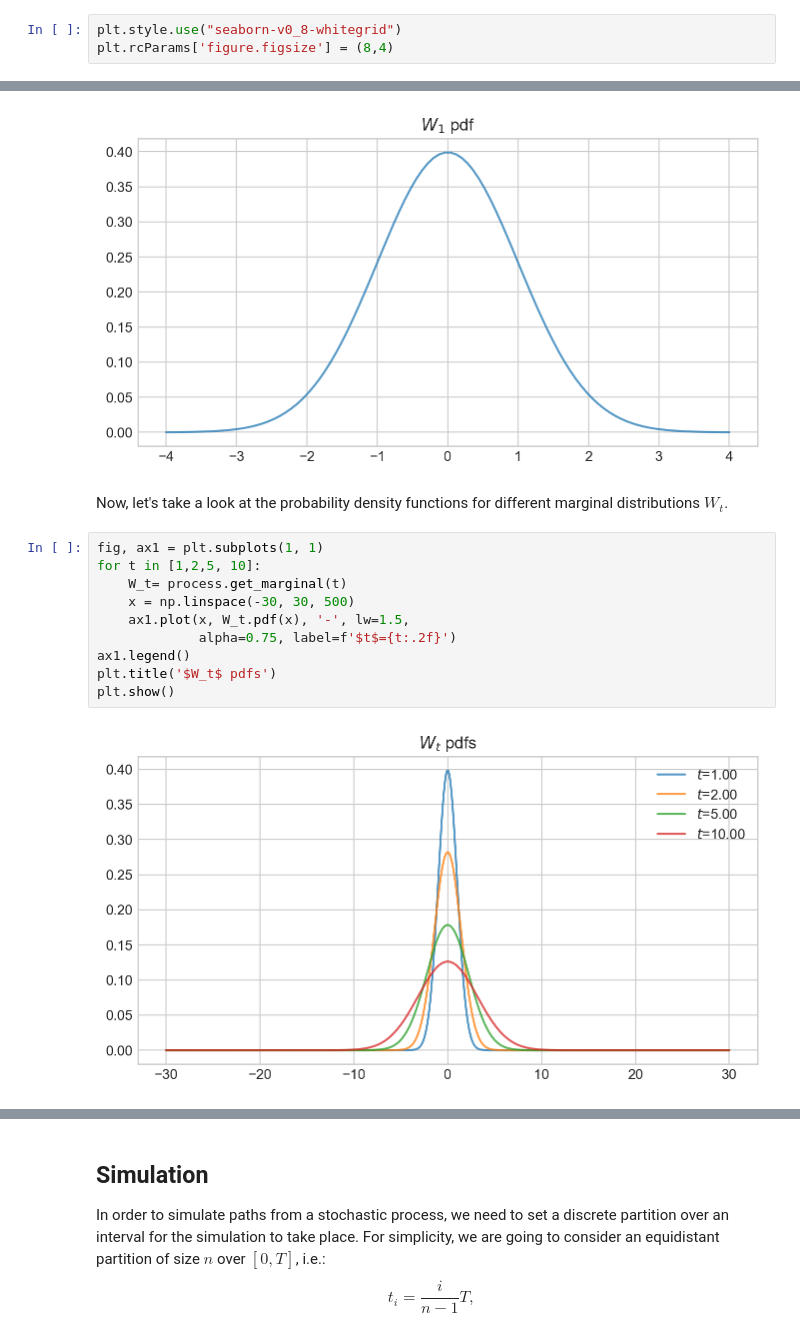
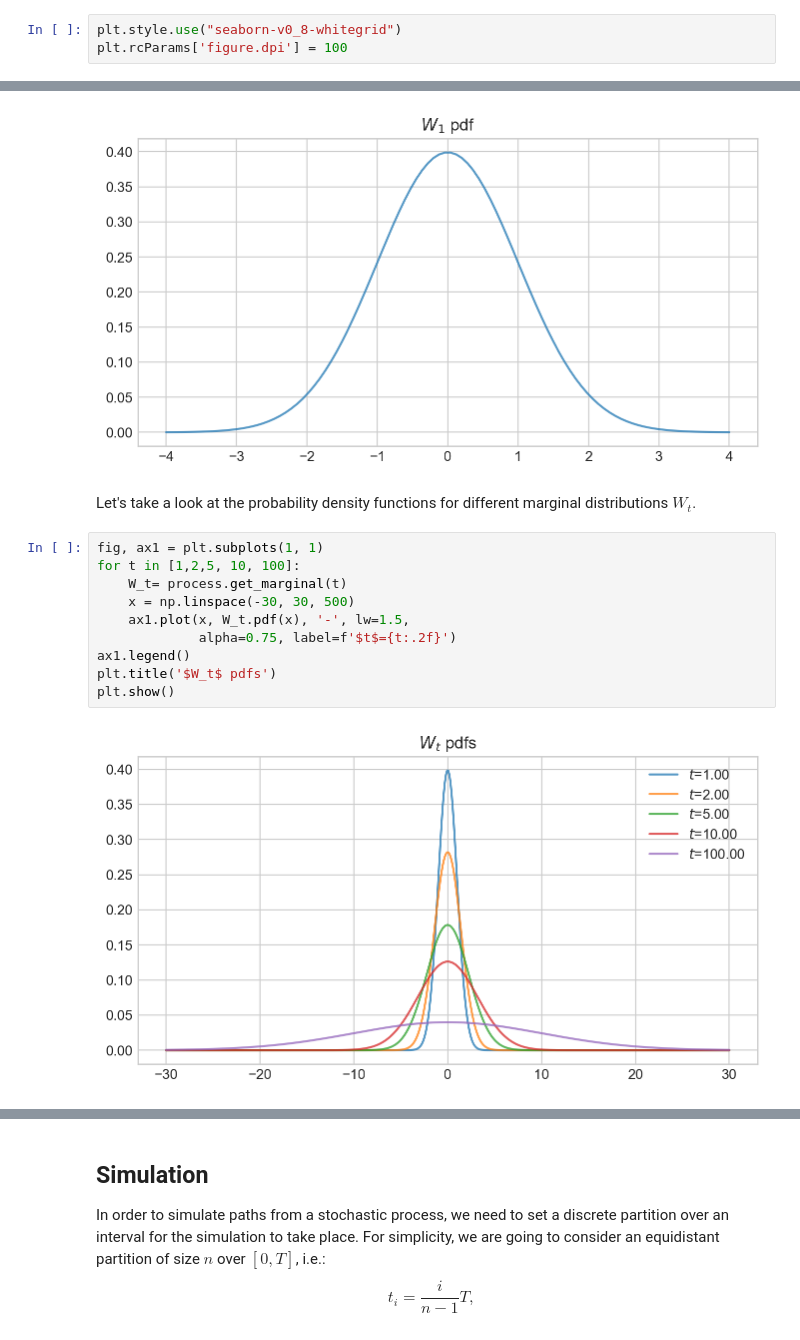
Before and after one commit to quantgirluk/Understanding-Quantitative-Finance, a Jupyter notebook: UQF/brownian_motion.ipynb, the cells around one changed output, grey strips where cells are left out. Drawn from its saved outputs; the diff is of its cells as text.

```diff
--- a/UQF/brownian_motion.ipynb
+++ b/UQF/brownian_motion.ipynb
@@ -12,7 +12,7 @@ from aleatory.processes import BrownianMotion
 %config Completer.use_jedi = False
 # %%
 plt.style.use("seaborn-v0_8-whitegrid")
-plt.rcParams['figure.figsize'] = (8,4)
+plt.rcParams['figure.dpi'] = 100
 # %% [markdown]
 ## Definition
 
@@ -58,17 +58,17 @@ plt.show()
 # %% [output]
 [figure]
 # %% [markdown]
-Now, let's take a look at the probability density functions for different marginal distributions $W_t$.
+Let's take a look at the probability density functions for different marginal distributions $W_t$.
 # %%
 fig, ax1 = plt.subplots(1, 1)
-for t in [1,2,5, 10]:
+for t in [1,2,5, 10, 100]:
     W_t= process.get_marginal(t)
     x = np.linspace(-30, 30, 500)
     ax1.plot(x, W_t.pdf(x), '-', lw=1.5,
              alpha=0.75, label=f'$t$={t:.2f}')
 ax1.legend()
 plt.title('$W_t$ pdfs')
 plt.show()
 # %% [output]
-[figure, old version]
+[figure, new version]
 # %% [markdown]
```
Also changed, not shown: parts of 13 cells of this notebook.
